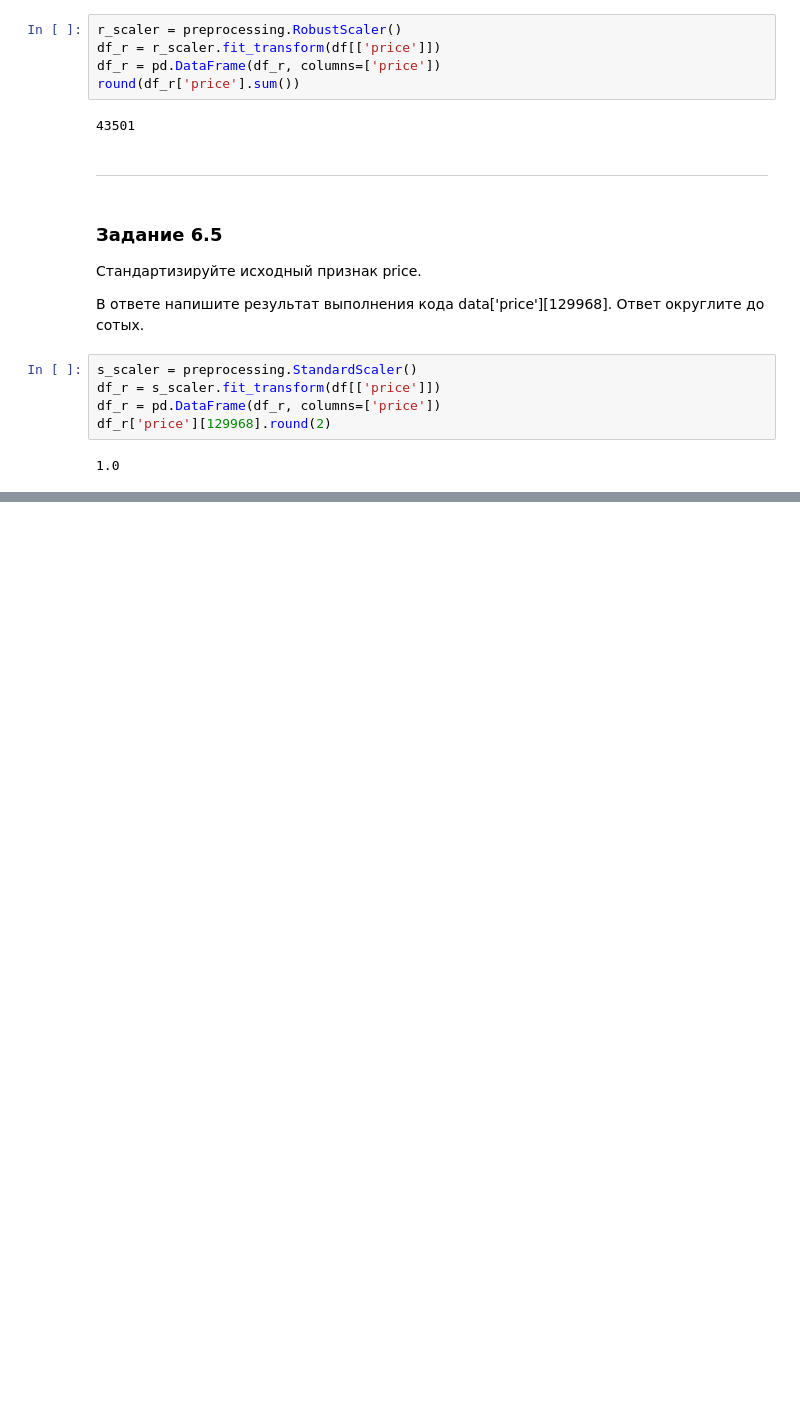
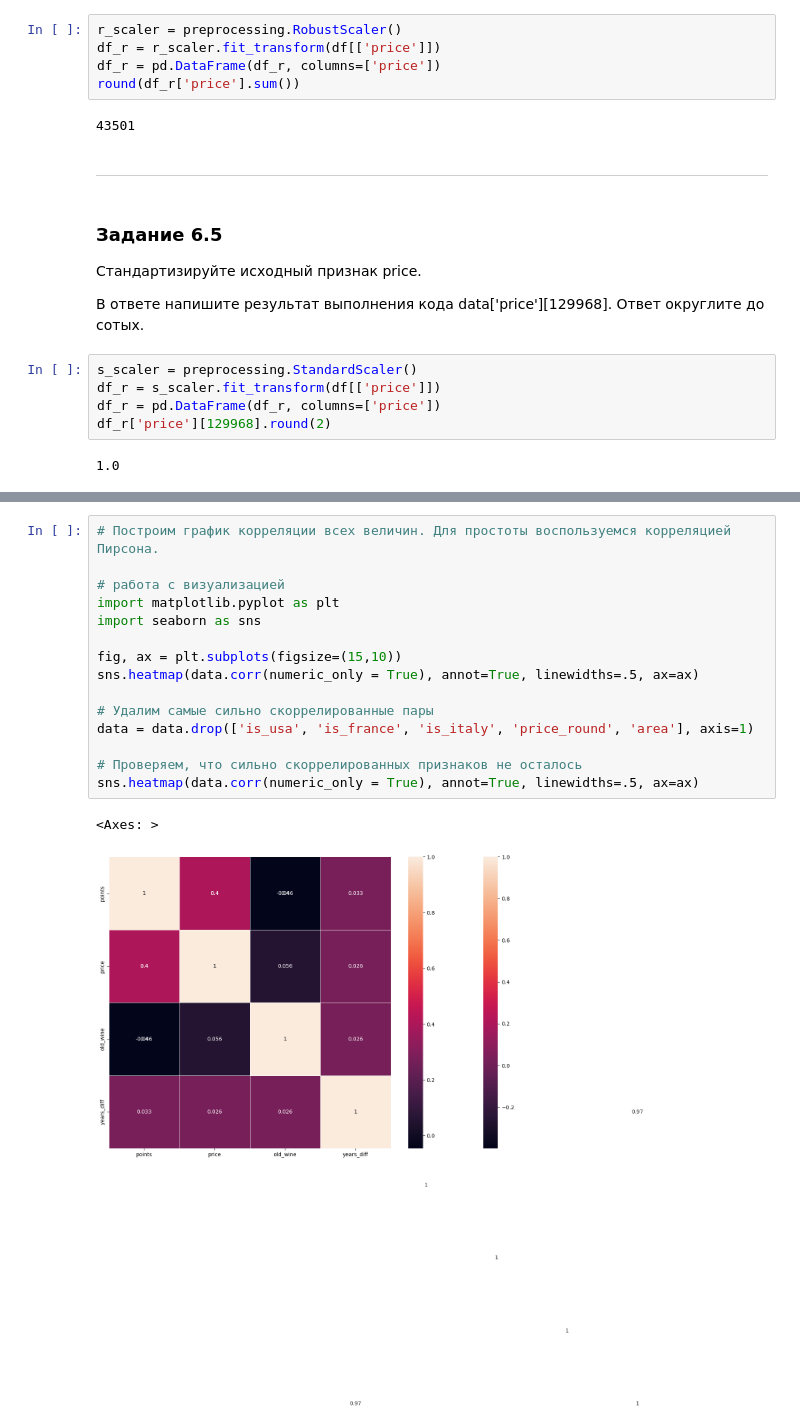
Before and after one commit to Ildar-Shamaev/EDA, a Jupyter notebook: EDA_03_Feature_design/EDA_1.ipynb, the cells around one changed output, grey strips where cells are left out. Cells and saved outputs as stored; diff of their text form; blank space fills up the shorter version.

```diff
--- a/EDA_03_Feature_design/EDA_1.ipynb
+++ b/EDA_03_Feature_design/EDA_1.ipynb
@@ -349,0 +371,18 @@ data['price'][129968].round(2)
+# %%
+# Построим график корреляции всех величин. Для простоты воспользуемся корреляцией Пирсона.
+
+# работа с визуализацией
+import matplotlib.pyplot as plt
+import seaborn as sns
+
+fig, ax = plt.subplots(figsize=(15,10))
+sns.heatmap(data.corr(numeric_only = True), annot=True, linewidths=.5, ax=ax)
+
+# Удалим самые сильно скоррелированные пары
+data = data.drop(['is_usa', 'is_france', 'is_italy', 'price_round', 'area'], axis=1)
+
+# Проверяем, что сильно скоррелированных признаков не осталось
+sns.heatmap(data.corr(numeric_only = True), annot=True, linewidths=.5, ax=ax)
+# %% [output]
+<Axes: >
+[figure, added]
```
Also changed, not shown: parts of 6 cells of this notebook, 4 other files.
